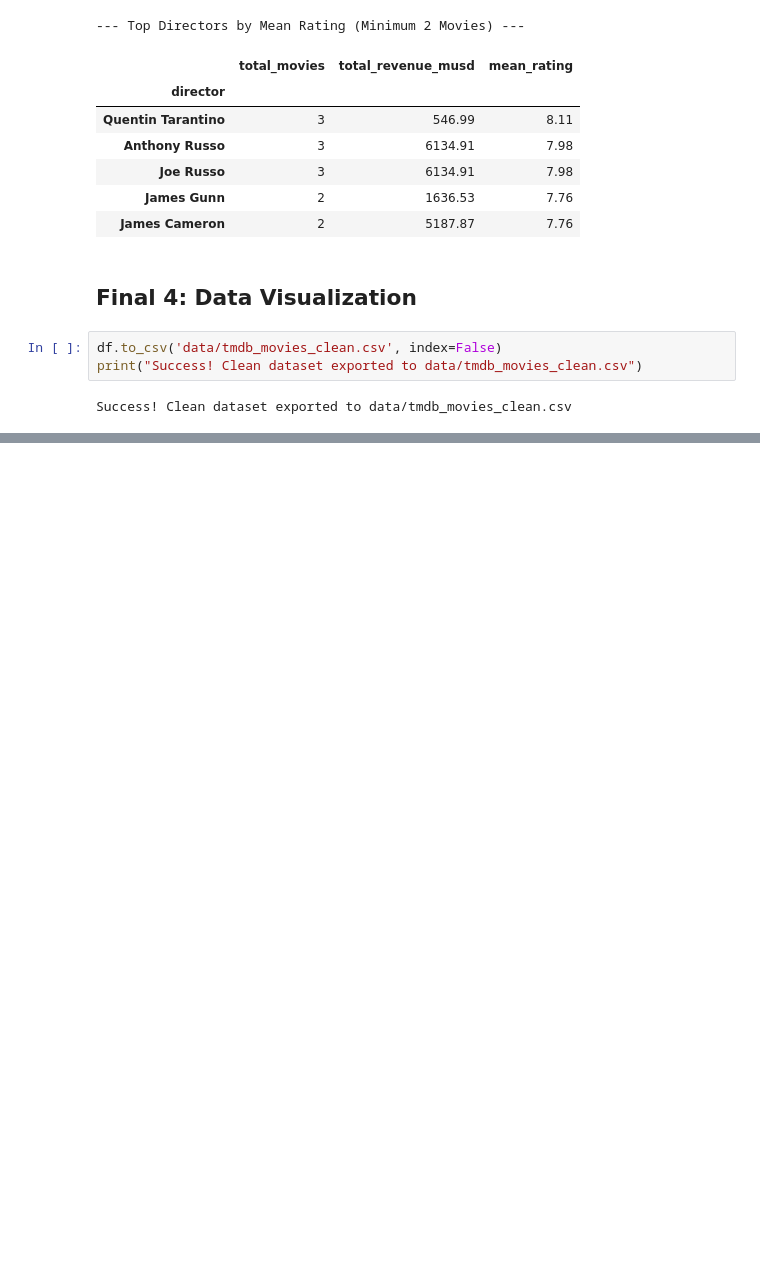
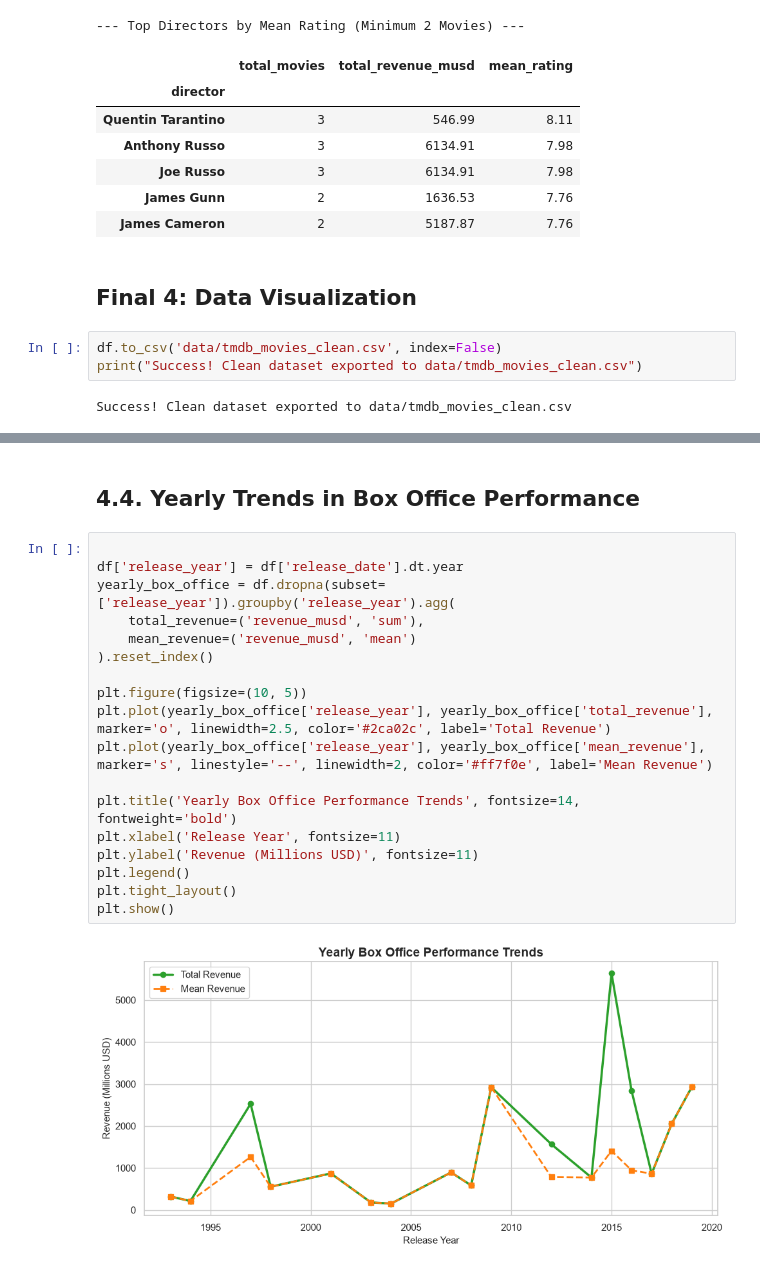
Before and after one commit to Dushimimanaprince/TMDB-Movie-Data-Analysis, a Jupyter notebook: tmdb_analysis.ipynb, the cells around one changed output, grey strips where cells are left out. Drawn from its saved outputs; the diff is of its cells as text; blank space fills up the shorter version.

```diff
--- a/tmdb_analysis.ipynb
+++ b/tmdb_analysis.ipynb
@@ -400,0 +478,22 @@ git add tmdb_analysis.ipynb data/tmdb_movies_clean.csv
+# %% [markdown]
+## 4.4. Yearly Trends in Box Office Performance
+# %%
+
+df['release_year'] = df['release_date'].dt.year
+yearly_box_office = df.dropna(subset=['release_year']).groupby('release_year').agg(
+    total_revenue=('revenue_musd', 'sum'),
+    mean_revenue=('revenue_musd', 'mean')
+).reset_index()
+
+plt.figure(figsize=(10, 5))
+plt.plot(yearly_box_office['release_year'], yearly_box_office['total_revenue'], marker='o', linewidth=2.5, color='#2ca02c', label='Total Revenue')
+plt.plot(yearly_box_office['release_year'], yearly_box_office['mean_revenue'], marker='s', linestyle='--', linewidth=2, color='#ff7f0e', label='Mean Revenue')
+
+plt.title('Yearly Box Office Performance Trends', fontsize=14, fontweight='bold')
+plt.xlabel('Release Year', fontsize=11)
+plt.ylabel('Revenue (Millions USD)', fontsize=11)
+plt.legend()
+plt.tight_layout()
+plt.show()
+# %% [output]
+[figure, added]
```
Also changed, not shown: parts of 9 cells of this notebook.
